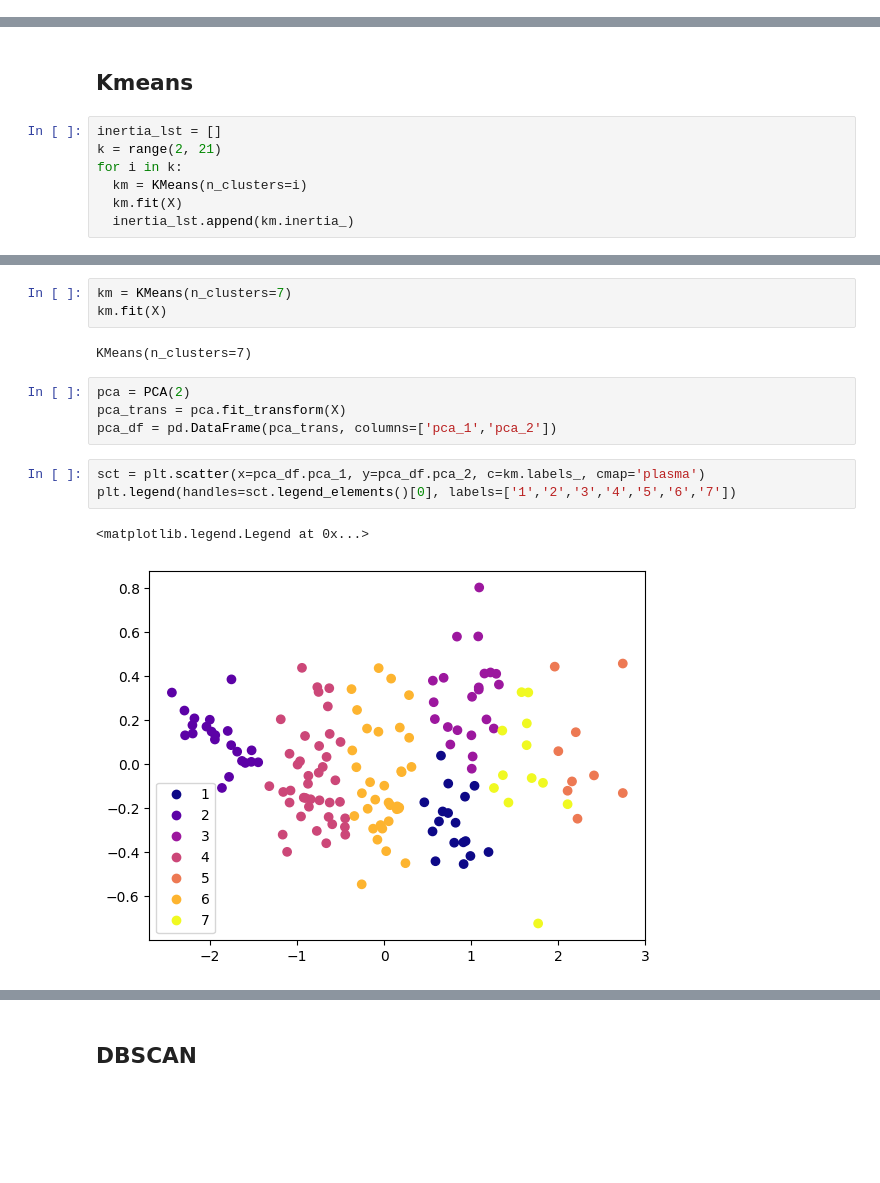
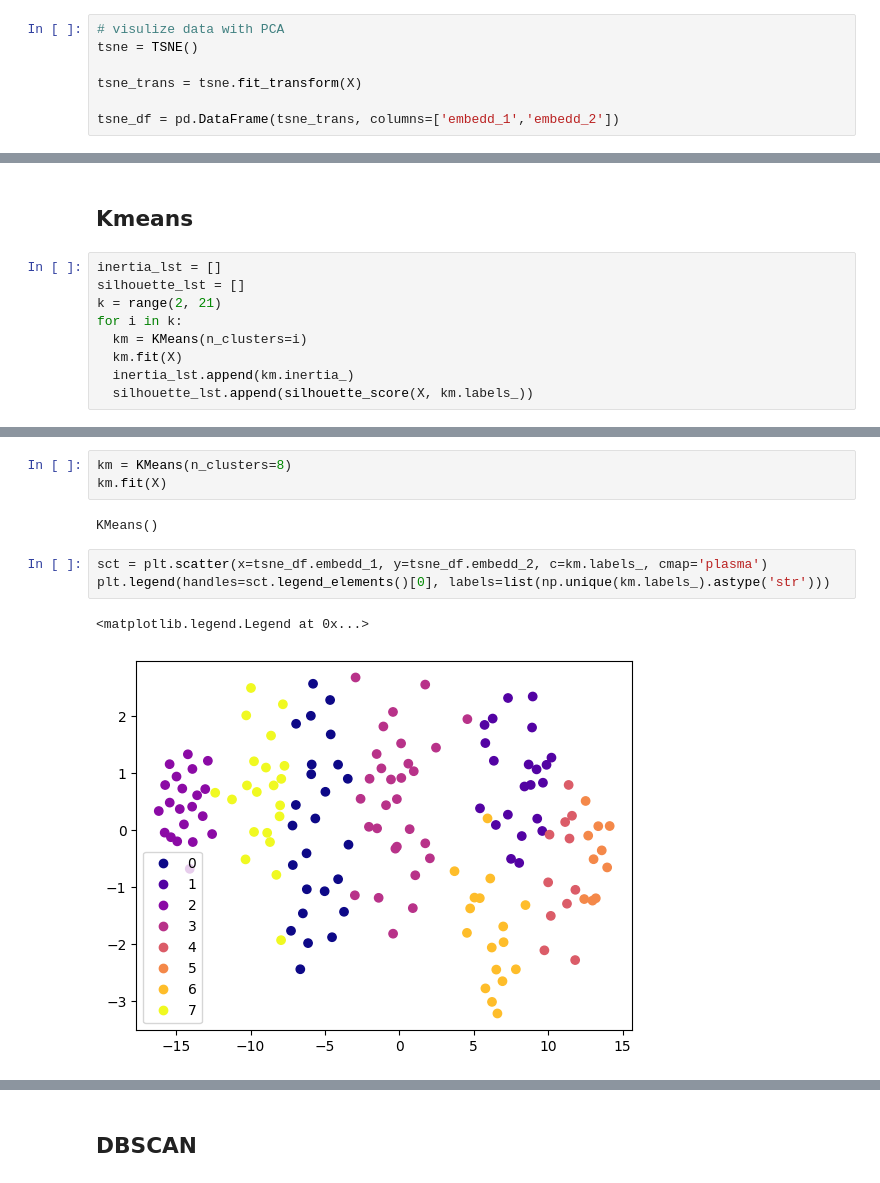
Before and after one commit to mrpintime/World_Happiness, a Jupyter notebook: WorldHappinessSegmentation.ipynb, the cells around one changed output, grey strips where cells are left out. Saved outputs shown, nothing was run; the diff lists cells and outputs as text; blank space fills up the shorter version.

Commit message:
tsne and visualization techniques implemented

```diff
--- a/WorldHappinessSegmentation.ipynb
+++ b/WorldHappinessSegmentation.ipynb
@@ -216,0 +221,7 @@ X = df.drop(columns='Country or region')
+# %%
+# visulize data with PCA
+tsne = TSNE()
+
+tsne_trans = tsne.fit_transform(X)
+
+tsne_df = pd.DataFrame(tsne_trans, columns=['embedd_1','embedd_2'])
@@ -218,8 +235,10 @@ X = df.drop(columns='Country or region')
 ## Kmeans
 # %%
 inertia_lst = []
+silhouette_lst = []
 k = range(2, 21)
 for i in k:
   km = KMeans(n_clusters=i)
   km.fit(X)
   inertia_lst.append(km.inertia_)
+  silhouette_lst.append(silhouette_score(X, km.labels_))
@@ -235,15 +269,11 @@ With elbow method we can see we probably have 7 or 8 clusters inside of our data
 # %%
-km = KMeans(n_clusters=7)
+km = KMeans(n_clusters=8)
 km.fit(X)
 # %% [output]
-KMeans(n_clusters=7)
+KMeans()
-# %%
-pca = PCA(2)
-pca_trans = pca.fit_transform(X)
-pca_df = pd.DataFrame(pca_trans, columns=['pca_1','pca_2'])
 # %%
-sct = plt.scatter(x=pca_df.pca_1, y=pca_df.pca_2, c=km.labels_, cmap='plasma')
-plt.legend(handles=sct.legend_elements()[0], labels=['1','2','3','4','5','6','7'])
+sct = plt.scatter(x=tsne_df.embedd_1, y=tsne_df.embedd_2, c=km.labels_, cmap='plasma')
+plt.legend(handles=sct.legend_elements()[0], labels=list(np.unique(km.labels_).astype('str')))
 # %% [output]
 <matplotlib.legend.Legend at 0x...>
-[figure, old version]
+[figure, new version]
```
Also changed, not shown: parts of 18 cells of this notebook.
